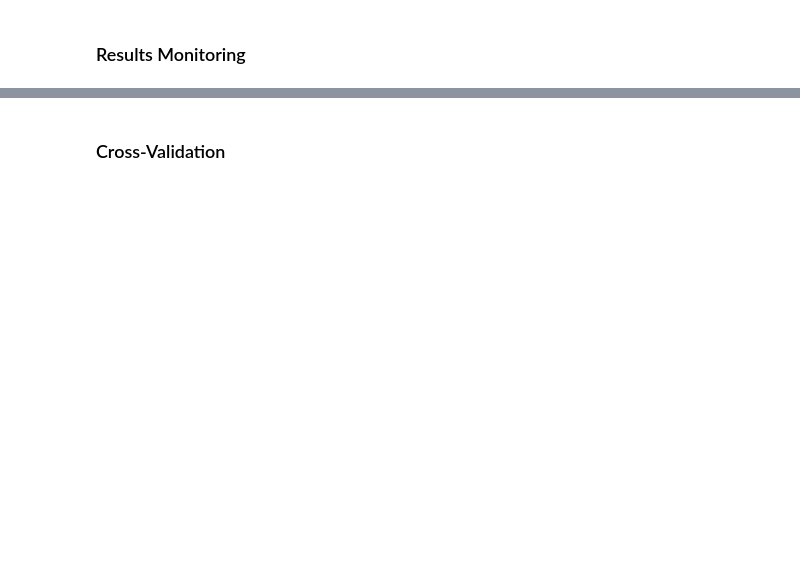
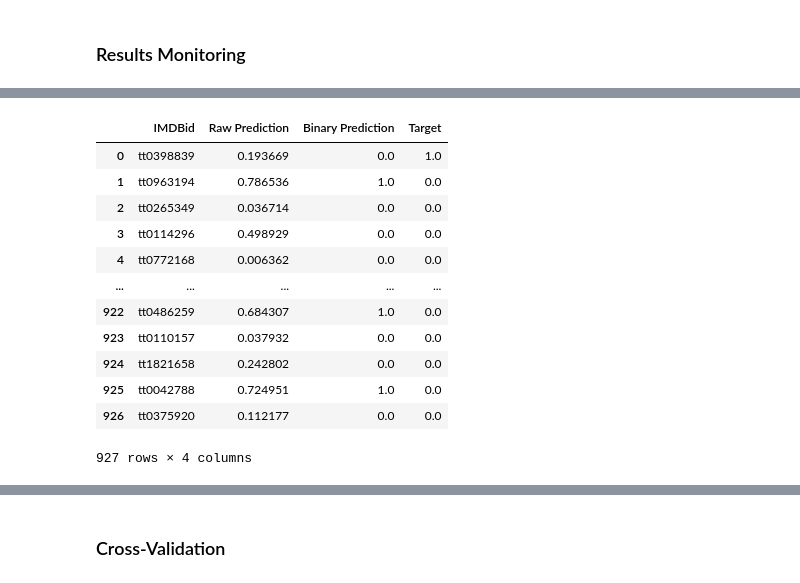
Before and after one commit to KyleZrey/SMCA, a Jupyter notebook: fusion_classification/SMCA_MCA.ipynb, the cells around one changed output, grey strips where cells are left out. Drawn from its saved outputs; the diff is of its cells as text; code cells hidden in the pictures; blank space fills up the shorter version.

Commit message:
smca mca cleanup

```diff
--- a/fusion_classification/SMCA_MCA.ipynb
+++ b/fusion_classification/SMCA_MCA.ipynb
@@ -935,4 +969,18 @@ def plot_losses(train_losses, val_losses):
 # %%
-# train_df = pd.read_csv('results/smca/train_predictions.csv')
-# train_df
+train_df = pd.read_csv('results/smca/train_predictions.csv')
+train_df
+# %% [output]
+|  | IMDBid | Raw Prediction | Binary Prediction | Target |
+| 0 | tt0398839 | 0.193669 | 0.0 | 1.0 |
+| 1 | tt0963194 | 0.786536 | 1.0 | 0.0 |
+| 2 | tt0265349 | 0.036714 | 0.0 | 0.0 |
+| 3 | tt0114296 | 0.498929 | 0.0 | 0.0 |
+| 4 | tt0772168 | 0.006362 | 0.0 | 0.0 |
+| ... | ... | ... | ... | ... |
+| 922 | tt0486259 | 0.684307 | 1.0 | 0.0 |
+| 923 | tt0110157 | 0.037932 | 0.0 | 0.0 |
+| 924 | tt1821658 | 0.242802 | 0.0 | 0.0 |
+| 925 | tt0042788 | 0.724951 | 1.0 | 0.0 |
+| 926 | tt0375920 | 0.112177 | 0.0 | 0.0 |
+927 rows × 4 columns
 # %%
```
Also changed, not shown: parts of 12 cells of this notebook, 1 other file.
